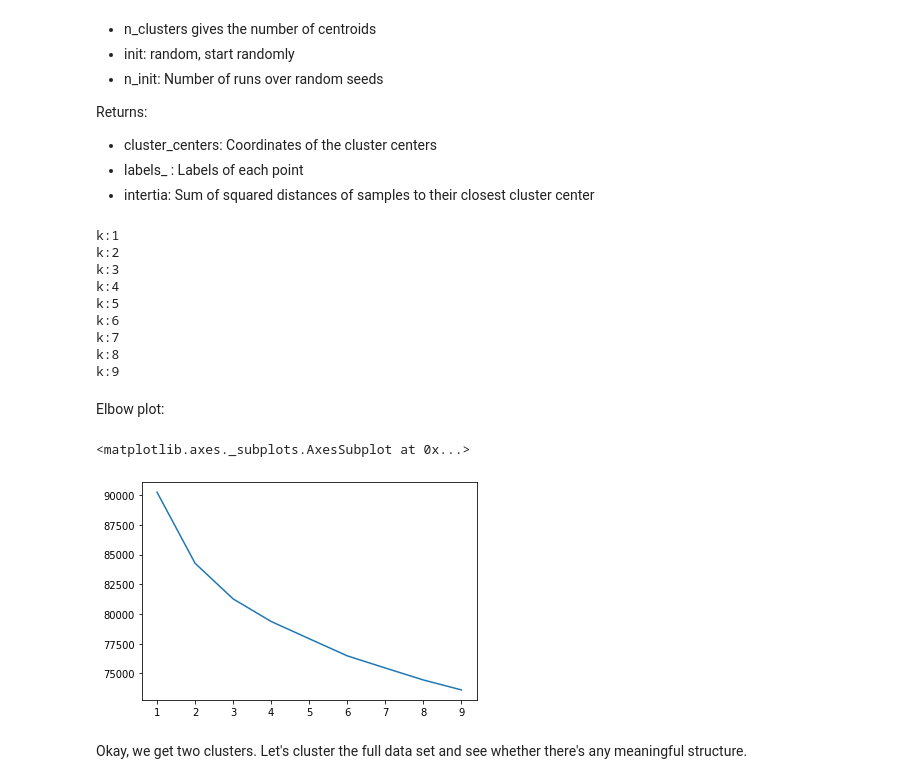
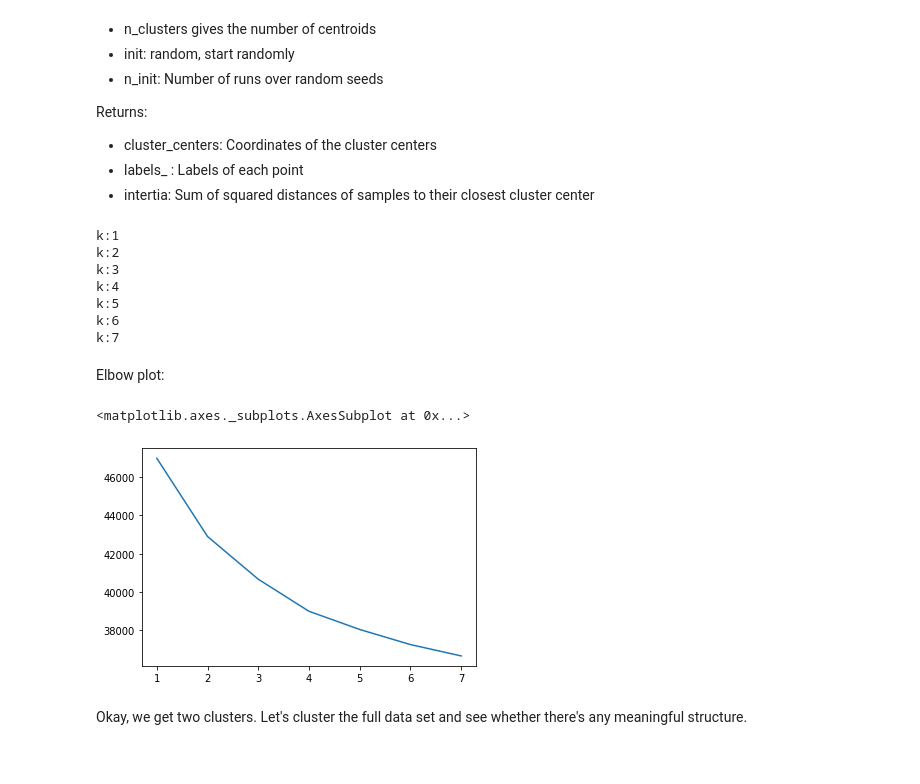
Before and after one commit to jrdmose/BGSE_Text_Mining, a Jupyter notebook: scripts/cluster_tweets.ipynb, the cells around one changed output. Saved outputs shown, nothing was run; the diff lists cells and outputs as text; code cells hidden in the pictures.

Commit message:
finalized report

```diff
--- a/scripts/cluster_tweets.ipynb
+++ b/scripts/cluster_tweets.ipynb
@@ -77,3 +70,0 @@ Loading
-# %%
-with open('../data/tweets_final.pickle', 'rb') as f:
-    data = pickle.load(f)
@@ -79,0 +75,7 @@ with open('../data/tweets_final.pickle', 'rb') as f:
+# %%
+data = pd.read_pickle("../data/tweets_final.pickle")
+
+data = data[data.is_retweet ==False].copy()
+
+# Drop all these duplicate "bot" tweets
+data.drop_duplicates(subset = "tweet_text", keep = "first", inplace=True)
@@ -99,14 +103,14 @@ ssqd = []
 random_samples = 10
 
 # Loop through different choices of k, store sum of squared distances
-for k in range(1, 10):
+for k in range(1, 8):
     print(f"k:{k}")
     kmeans = MiniBatchKMeans(n_clusters=k,n_init= 5,batch_size=1000, compute_labels=True)
 
     temp = []
     for r_n in range(0,random_samples):
 
-        sample = X[np.random.randint(0,X.shape[0],size = 100000),:]
+        sample = data.loc[:,data.columns[-100:]].values[np.random.randint(0,data.shape[0],size = 100000),:]
 
         kmeans.fit(sample)
 
@@ -121,15 +125,13 @@ k:4
 k:5
 k:6
 k:7
-k:8
-k:9
 # %% [markdown]
 Elbow plot:
 # %%
-sns.lineplot(x= range(1,10), y = ssqd)
+sns.lineplot(x= range(1,len(ssqd)+1), y = ssqd)
 # %% [output]
 <matplotlib.axes._subplots.AxesSubplot at 0x...>
-[figure, old version]
+[figure, new version]
 # %% [markdown]
 Okay, we get two clusters. Let's cluster the full data set and see whether there's any meaningful structure.
 # %%
```
Also changed, not shown: parts of 44 cells of this notebook, 7 other files.
